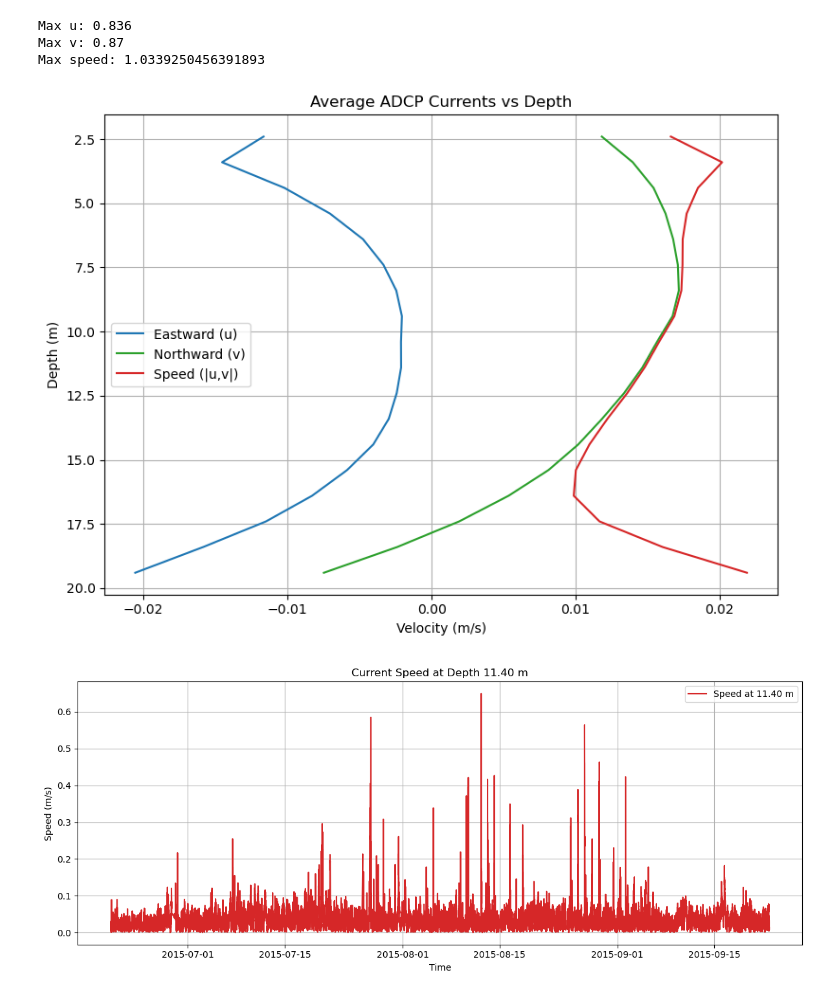
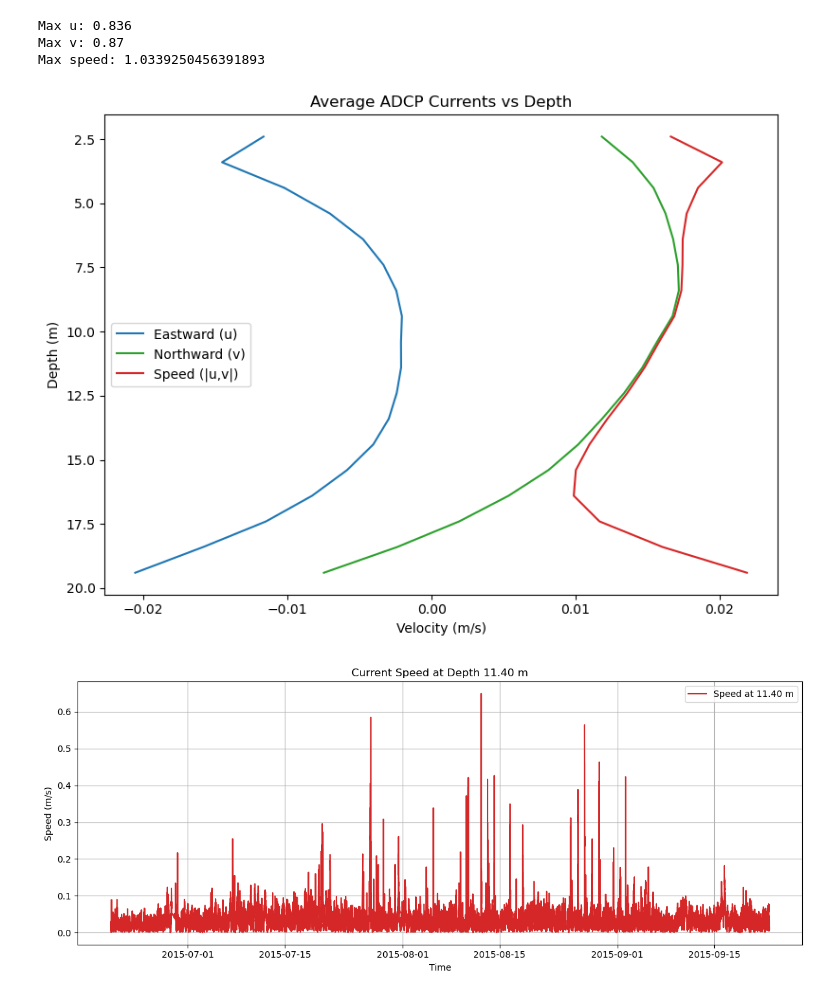
Before and after one commit to jj-franks/Dispersal-Model, a Jupyter notebook: Models/Model-PISCO.ipynb, the cells around one changed output. Drawn from its saved outputs; the diff is of its cells as text; code cells hidden in the pictures.

```diff
--- a/Models/Model-PISCO.ipynb
+++ b/Models/Model-PISCO.ipynb
@@ -64,17 +65,13 @@ ds = ds.assign_coords(time_sec=("time", time_sec))
 east_clean = (
     ds['eatward']
     .interpolate_na(dim='time', method='linear')
-    .interpolate_na(dim='depth', method='linear')
     .ffill('time').bfill('time')
-    .ffill('depth').bfill('depth')
 )
 
 north_clean = (
     ds['northward']
     .interpolate_na(dim='time', method='linear')
-    .interpolate_na(dim='depth', method='linear')
     .ffill('time').bfill('time')
-    .ffill('depth').bfill('depth')
 )
 
 # Step 6: Prepare for interpolation
@@ -99,33 +96,33 @@ Max speed: 1.0339250456391893
 # %%
 import matplotlib.pyplot as plt
 import numpy as np
 
 # Compute average east and north velocities over time (mean along time axis)
 mean_u = east_clean.mean(dim='time')
 mean_v = north_clean.mean(dim='time')
 
 # Compute total current speed (hypotenuse) for each depth
 mean_speed = np.sqrt(mean_u**2 + mean_v**2)
 
 # Extract depth values
 depths = east_clean['depth'].values
 
 # Plot
 plt.figure(figsize=(8, 6))
 plt.plot(mean_u, depths, label='Eastward (u)', color='tab:blue')
 plt.plot(mean_v, depths, label='Northward (v)', color='tab:green')
 plt.plot(mean_speed, depths, label='Speed (|u,v|)', color='tab:red')
 
 plt.gca().invert_yaxis()  # Depth increases downward
 plt.xlabel('Velocity (m/s)')
 plt.ylabel('Depth (m)')
 plt.title('Average ADCP Currents vs Depth')
 plt.legend()
-plt.grid(True)
 plt.tight_layout()
+plt.savefig("depth.vs.velicty-PISCO.png", dpi=300, bbox_inches='tight')  # Save as PNG
 plt.show()
 # %% [output]
-[figure, old version]
+[figure, new version]
 # %%
 import matplotlib.pyplot as plt
 import numpy as np
```
Also changed, not shown: parts of 20 cells of this notebook, 9 other files.
